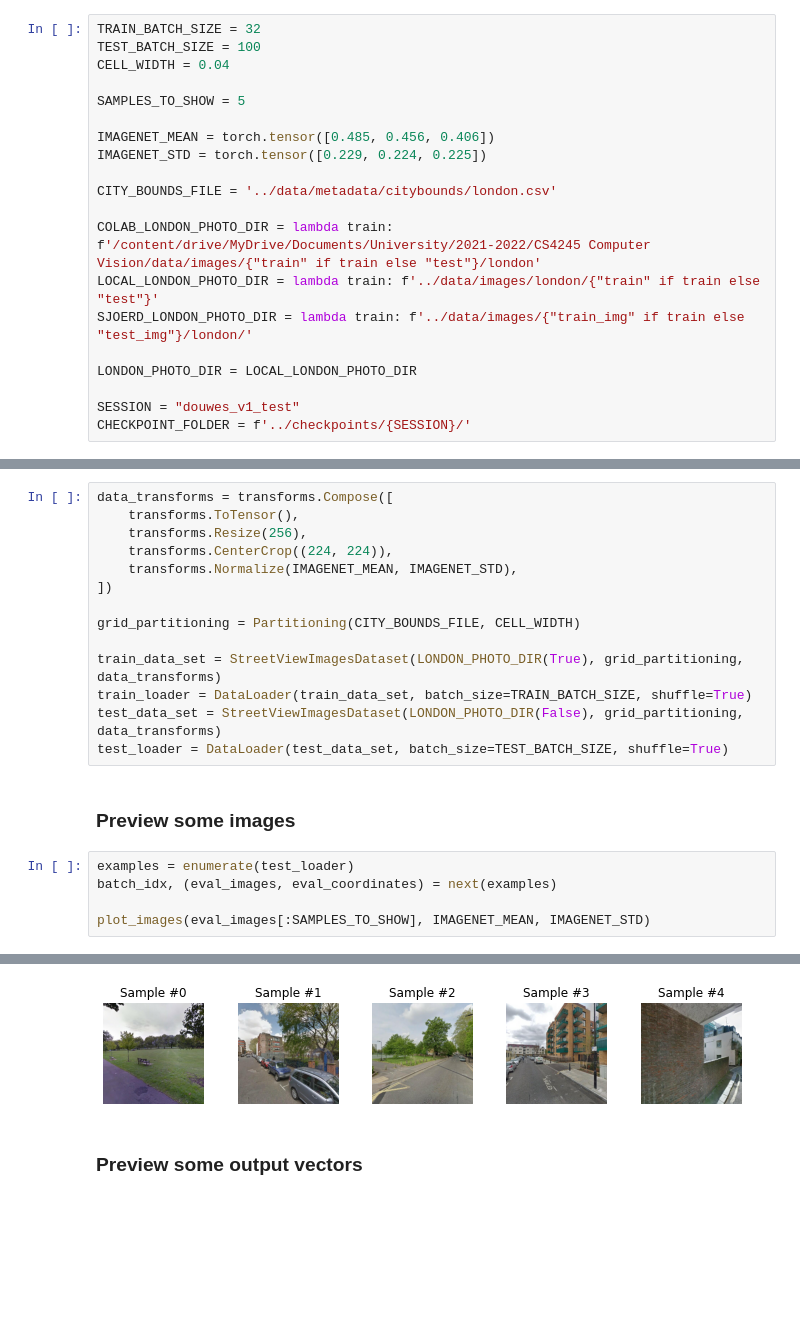
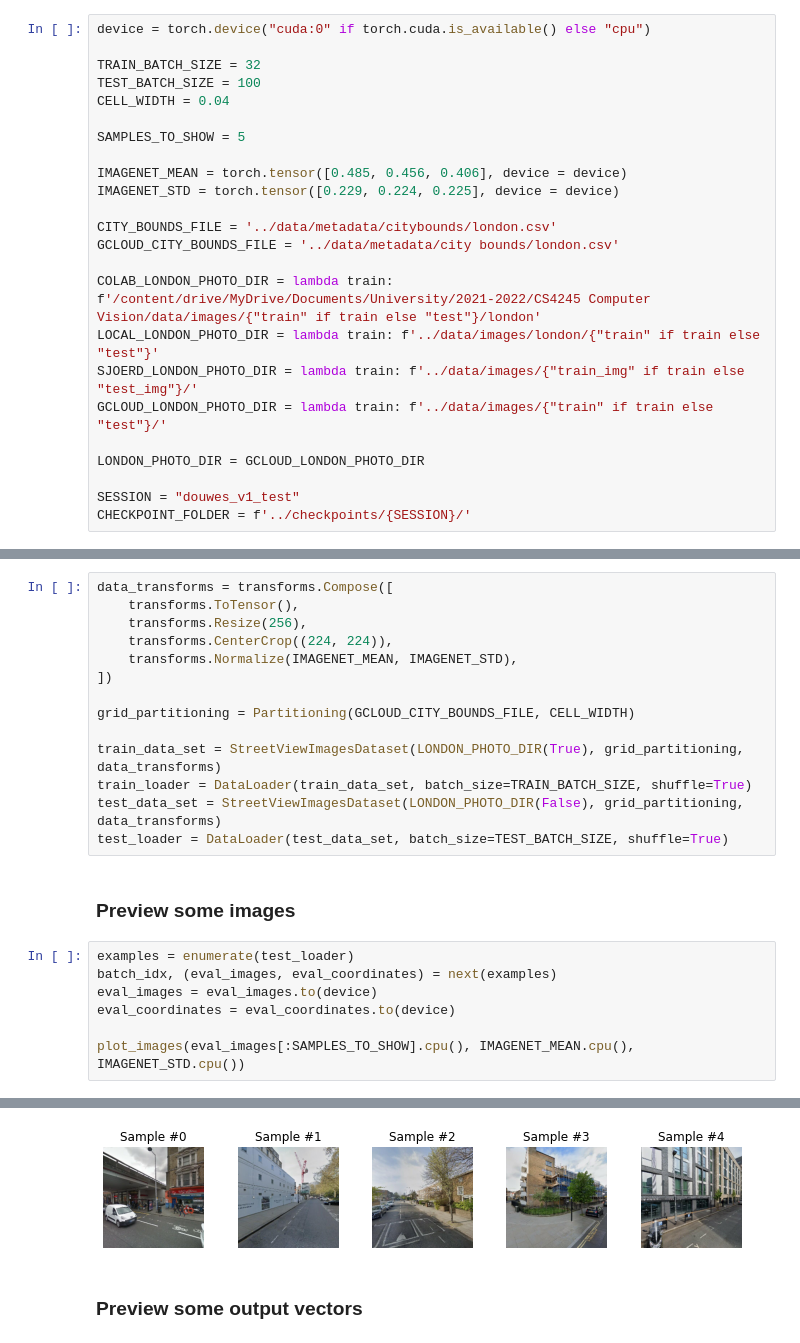
Before and after one commit to JLuij/CV-GeoGuessr, a Jupyter notebook: notebooks/ResNet50.ipynb, the cells around one changed output, grey strips where cells are left out. Saved outputs shown, nothing was run; the diff lists cells and outputs as text; blank space fills up the shorter version.

Commit message:
Google cloud CUDA compatibility

```diff
--- a/notebooks/ResNet50.ipynb
+++ b/notebooks/ResNet50.ipynb
@@ -71,22 +58,26 @@ Syncing run northern-valley-2 to Weights & Biases (docs)
 # %% [markdown]
 ## Model constants
 # %%
+device = torch.device("cuda:0" if torch.cuda.is_available() else "cpu")
+
 TRAIN_BATCH_SIZE = 32
 TEST_BATCH_SIZE = 100
 CELL_WIDTH = 0.04
 
 SAMPLES_TO_SHOW = 5
 
-IMAGENET_MEAN = torch.tensor([0.485, 0.456, 0.406])
-IMAGENET_STD = torch.tensor([0.229, 0.224, 0.225])
+IMAGENET_MEAN = torch.tensor([0.485, 0.456, 0.406], device = device)
+IMAGENET_STD = torch.tensor([0.229, 0.224, 0.225], device = device)
 
 CITY_BOUNDS_FILE = '../data/metadata/citybounds/london.csv'
+GCLOUD_CITY_BOUNDS_FILE = '../data/metadata/city bounds/london.csv'
 
 COLAB_LONDON_PHOTO_DIR = lambda train: f'/content/drive/MyDrive/Documents/University/2021-2022/CS4245 Computer Vision/data/images/{"train" if train else "test"}/london'
 LOCAL_LONDON_PHOTO_DIR = lambda train: f'../data/images/london/{"train" if train else "test"}'
-SJOERD_LONDON_PHOTO_DIR = lambda train: f'../data/images/{"train_img" if train else "test_img"}/london/'
+SJOERD_LONDON_PHOTO_DIR = lambda train: f'../data/images/{"train_img" if train else "test_img"}/'
+GCLOUD_LONDON_PHOTO_DIR = lambda train: f'../data/images/{"train" if train else "test"}/'
 
-LONDON_PHOTO_DIR = LOCAL_LONDON_PHOTO_DIR
+LONDON_PHOTO_DIR = GCLOUD_LONDON_PHOTO_DIR
 
 SESSION = "douwes_v1_test"
 CHECKPOINT_FOLDER = f'../checkpoints/{SESSION}/'
@@ -168,7 +157,7 @@ data_transforms = transforms.Compose([
     transforms.Normalize(IMAGENET_MEAN, IMAGENET_STD),
 ])
 
-grid_partitioning = Partitioning(CITY_BOUNDS_FILE, CELL_WIDTH)
+grid_partitioning = Partitioning(GCLOUD_CITY_BOUNDS_FILE, CELL_WIDTH)
 
 train_data_set = StreetViewImagesDataset(LONDON_PHOTO_DIR(True), grid_partitioning, data_transforms)
 train_loader = DataLoader(train_data_set, batch_size=TRAIN_BATCH_SIZE, shuffle=True)
@@ -179,15 +168,17 @@ test_loader = DataLoader(test_data_set, batch_size=TEST_BATCH_SIZE, shuffle=True
 # %%
 examples = enumerate(test_loader)
 batch_idx, (eval_images, eval_coordinates) = next(examples)
+eval_images = eval_images.to(device)
+eval_coordinates = eval_coordinates.to(device)
 
-plot_images(eval_images[:SAMPLES_TO_SHOW], IMAGENET_MEAN, IMAGENET_STD)
+plot_images(eval_images[:SAMPLES_TO_SHOW].cpu(), IMAGENET_MEAN.cpu(), IMAGENET_STD.cpu())
 # %% [output]
 torch.Size([3, 224, 224])
 torch.Size([3, 224, 224])
 torch.Size([3, 224, 224])
 torch.Size([3, 224, 224])
 torch.Size([3, 224, 224])
-[figure, old version]
+[figure, new version]
 # %% [markdown]
 ### Preview some output vectors
 # %%
```
Also changed, not shown: parts of 11 cells of this notebook.
